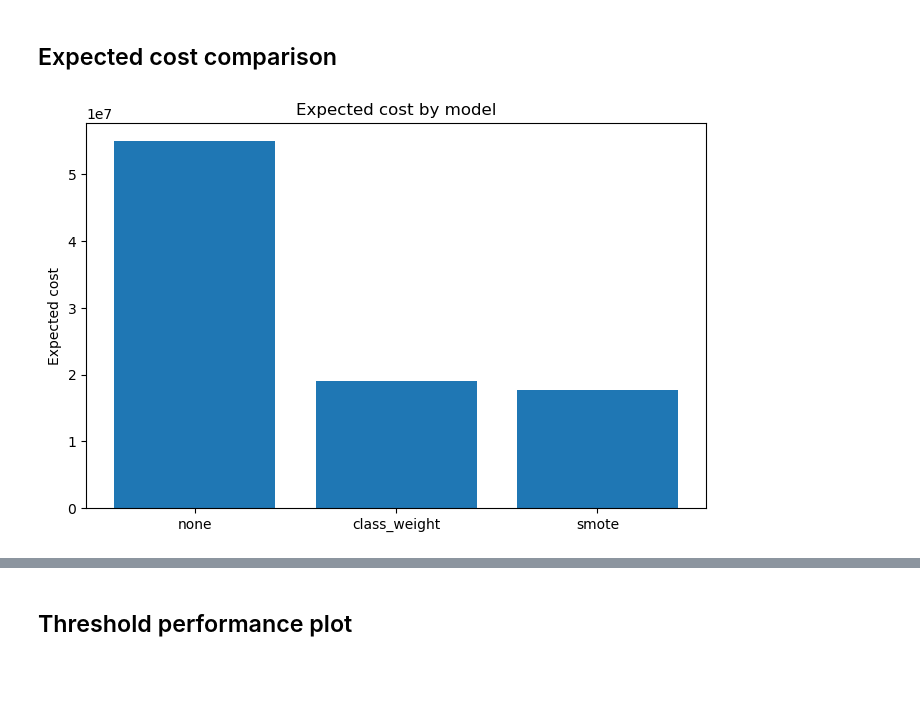
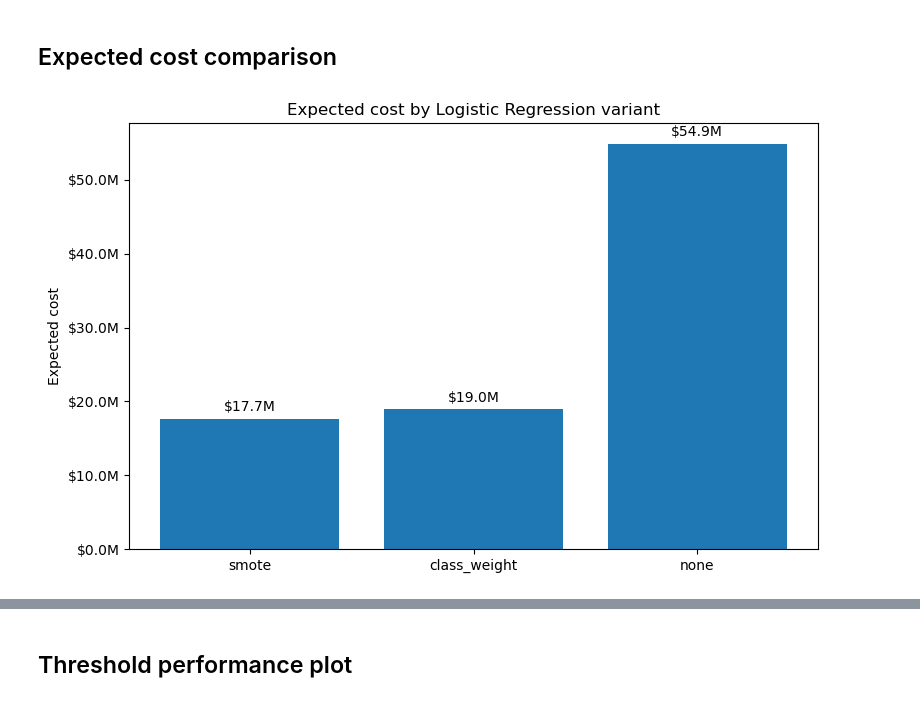
Before and after one commit to tanyelutsik/multimodal-fraud-detection-thesis, a Jupyter notebook: notebook/11_tabular_full_baseline.ipynb, the cells around one changed output, grey strips where cells are left out. Saved outputs shown, nothing was run; the diff lists cells and outputs as text; code cells hidden in the pictures; blank space fills up the shorter version.

```diff
--- a/notebook/11_tabular_full_baseline.ipynb
+++ b/notebook/11_tabular_full_baseline.ipynb
@@ -618,10 +961,32 @@ plt.show()
 # %% [markdown]
 ## Expected cost comparison
-# %%
-plt.figure(figsize=(8, 5))
-plt.bar(comparison_df["model"], comparison_df["tuned_expected_cost"])
-plt.title("Expected cost by model")
-plt.ylabel("Expected cost")
-plt.show()
-# %% [output]
-[figure, removed]
+# %%
+import matplotlib.pyplot as plt
+from matplotlib.ticker import FuncFormatter
+
+cost_plot_df = comparison_df.sort_values("tuned_expected_cost")
+
+plt.figure(figsize=(8, 5))
+
+bars = plt.bar(
+    cost_plot_df["model"],
+    cost_plot_df["tuned_expected_cost"]
+)
+
+plt.title("Expected cost by Logistic Regression variant")
+plt.ylabel("Expected cost")
+
+plt.gca().yaxis.set_major_formatter(
+    FuncFormatter(lambda x, _: f"${x/1_000_000:.1f}M")
+)
+
+plt.bar_label(
+    bars,
+    labels=[f"${v/1_000_000:.1f}M" for v in cost_plot_df["tuned_expected_cost"]],
+    padding=3
+)
+
+plt.tight_layout()
+plt.show()
+# %% [output]
+[figure, added]
```
Also changed, not shown: parts of 52 cells of this notebook.
